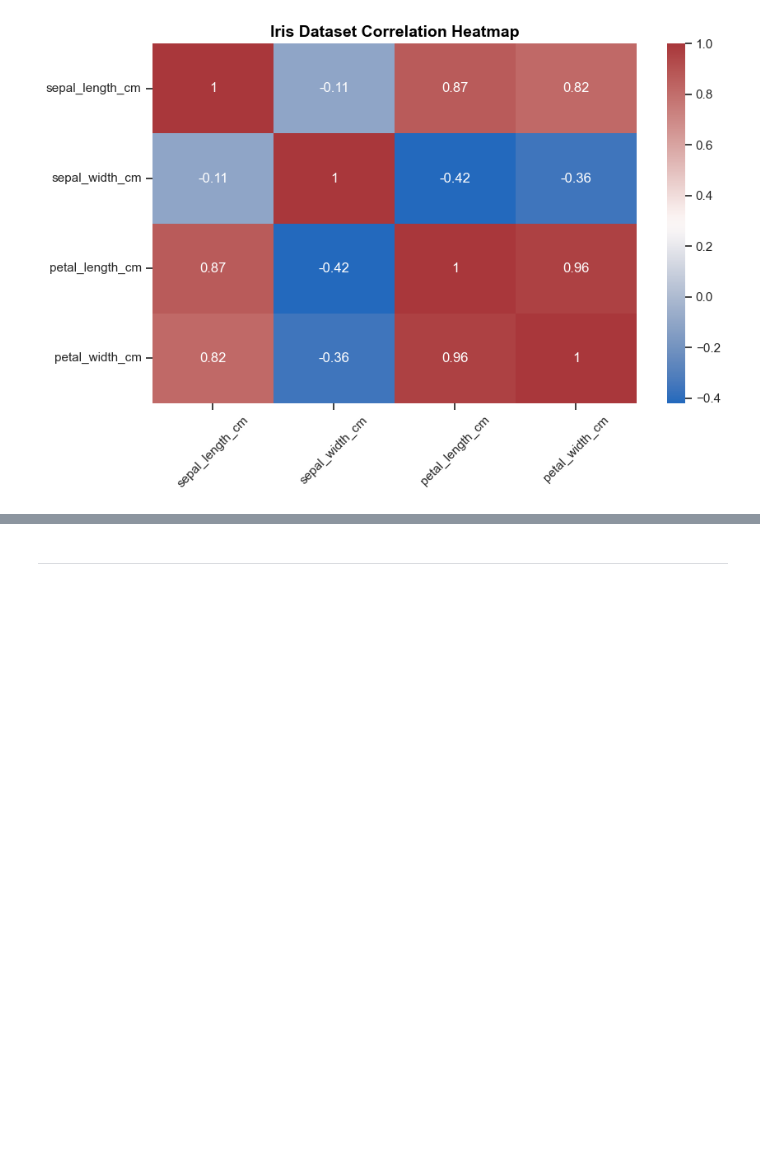
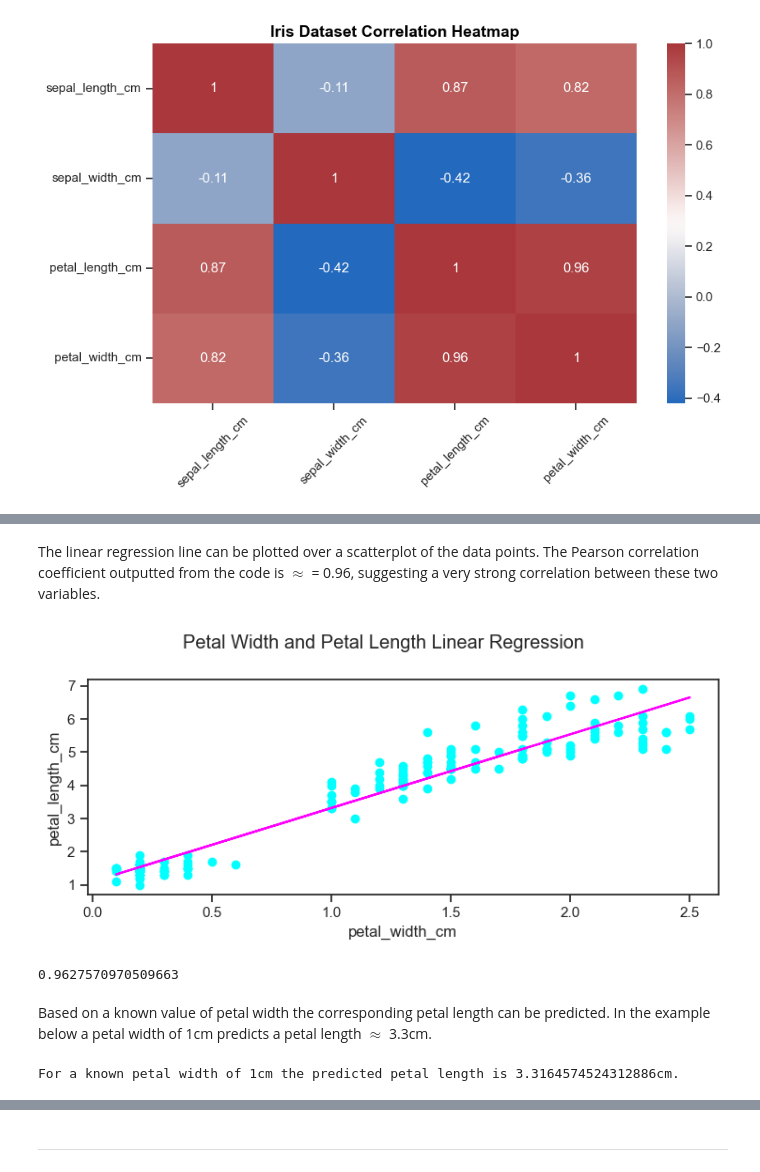
Before and after one commit to humphs078/data_analysis_fundamentals, a Jupyter notebook: project.ipynb, the cells around one changed output, grey strips where cells are left out. Drawn from its saved outputs; the diff is of its cells as text; code cells hidden in the pictures; blank space fills up the shorter version.

Commit message:
Add linear regression model example to project notebook.

```diff
--- a/project.ipynb
+++ b/project.ipynb
@@ -584,0 +591,41 @@ plt.show()
+# %%
+# code adapted from https://www.w3schools.com/python/python_ml_linear_regression.asp
+
+from scipy.stats import linregress
+
+x = iris_ds_features['petal_width_cm']
+y = iris_ds_features['petal_length_cm']
+
+# assign outputs to variables
+slope, intercept, r, p, std_err = linregress(x, y)
+# %% [markdown]
+The linear regression line can be plotted over a scatterplot of the data points. The Pearson correlation coefficient outputted from the code is $\approx$ = 0.96, suggesting a very strong correlation between these two variables.
+# %%
+# plot the linear regression
+def myfunc(x):
+  return slope * x + intercept
+
+mymodel = list(map(myfunc, x))
+
+plt.scatter(x, y, color='cyan')
+plt.plot(x, mymodel, color='magenta')
+plt.xlabel('petal_width_cm')
+plt.ylabel('petal_length_cm')
+plt.suptitle('Petal Width and Petal Length Linear Regression')
+plt.show()
+
+# print the Pearson correlation coefficient
+print(r)
+# %% [output]
+[figure, added]
+0.9627570970509663
+# %% [markdown]
+Based on a known value of petal width the corresponding petal length can be predicted. In the example below a petal width of 1cm predicts a petal length $\approx$ 3.3cm.
+# %%
+petal_width = 1
+
+petal_length = myfunc(petal_width)
+
+print(f'For a known petal width of {petal_width}cm the predicted petal length is {petal_length}cm.')
+# %% [output]
+For a known petal width of 1cm the predicted petal length is 3.3164574524312886cm.
```
Also changed, not shown: parts of 17 cells of this notebook.
